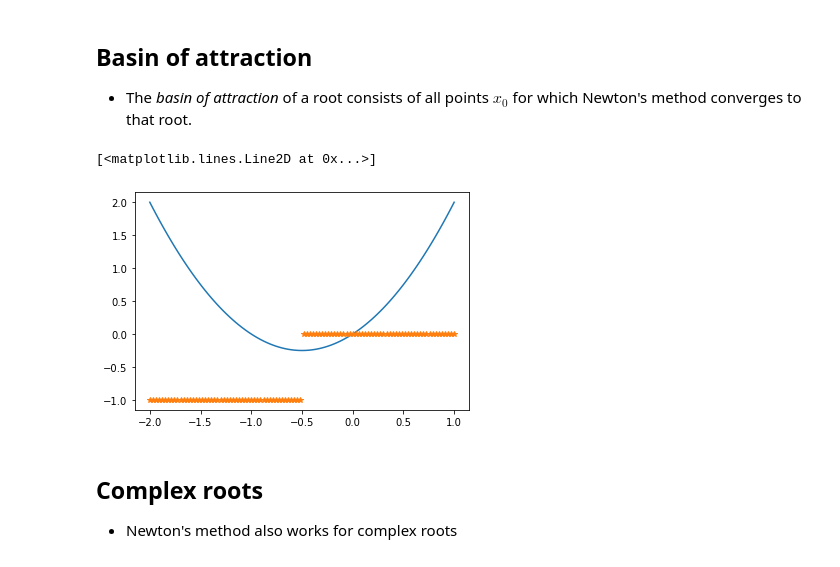
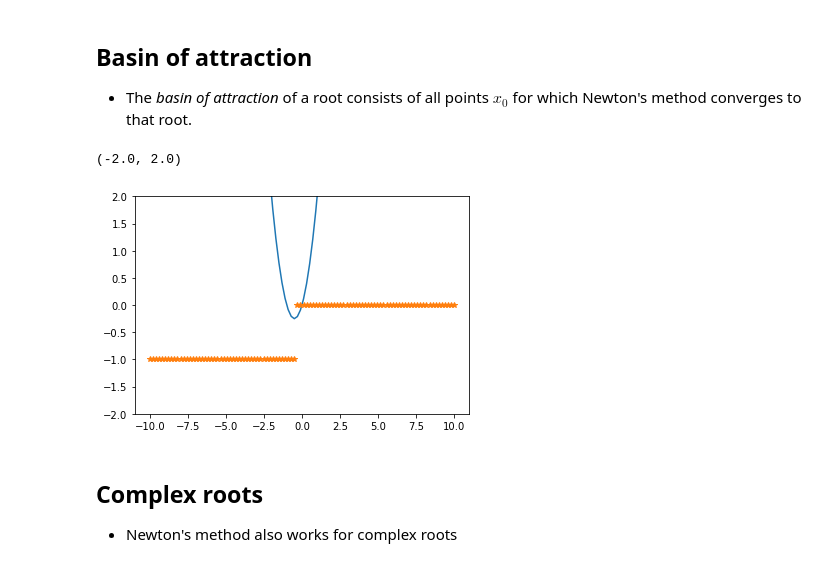
Before and after one commit to TristanvanLeeuwen/WISM100_Robotics, a Jupyter notebook: lectures/lecture1.ipynb, the cells around one changed output. Saved outputs shown, nothing was run; the diff lists cells and outputs as text; code cells hidden in the pictures.

```diff
--- a/lectures/lecture1.ipynb
+++ b/lectures/lecture1.ipynb
@@ -198,21 +199,22 @@ root  = 0.00
 # %%
 import numpy as np
 import matplotlib.pyplot as plt
 
 f  = lambda x: x*(x+1)
 df = lambda x: 2*x+1
 
-x0 = np.linspace(-2,1,100)
+x0 = np.linspace(-10,10,100)
 x = np.copy(x0)
 
 for k in range(10):
     x = x - f(x) / df(x)
 
 plt.plot(x0,f(x0))
 plt.plot(x0,x,'*')
+plt.ylim([-2,2])
 # %% [output]
-[<matplotlib.lines.Line2D at 0x...>]
+(-2.0, 2.0)
-[figure, old version]
+[figure, new version]
 # %% [markdown]
 ## Complex roots
 
```
Also changed, not shown: parts of 5 cells of this notebook, 4 other files.
